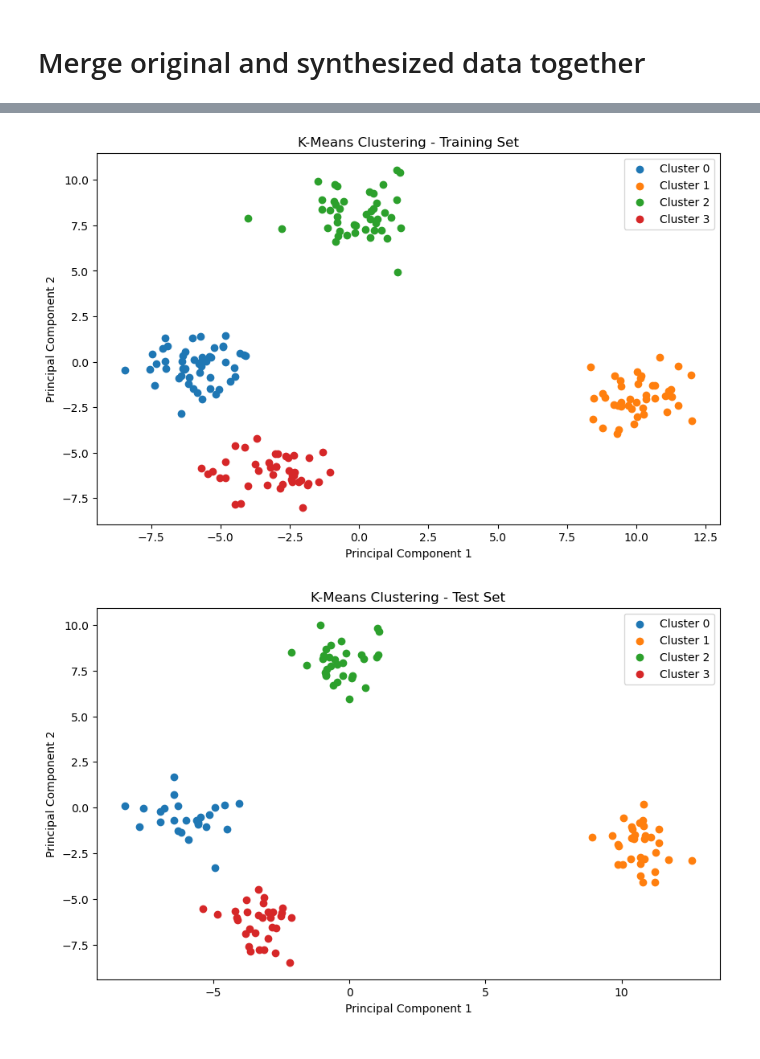
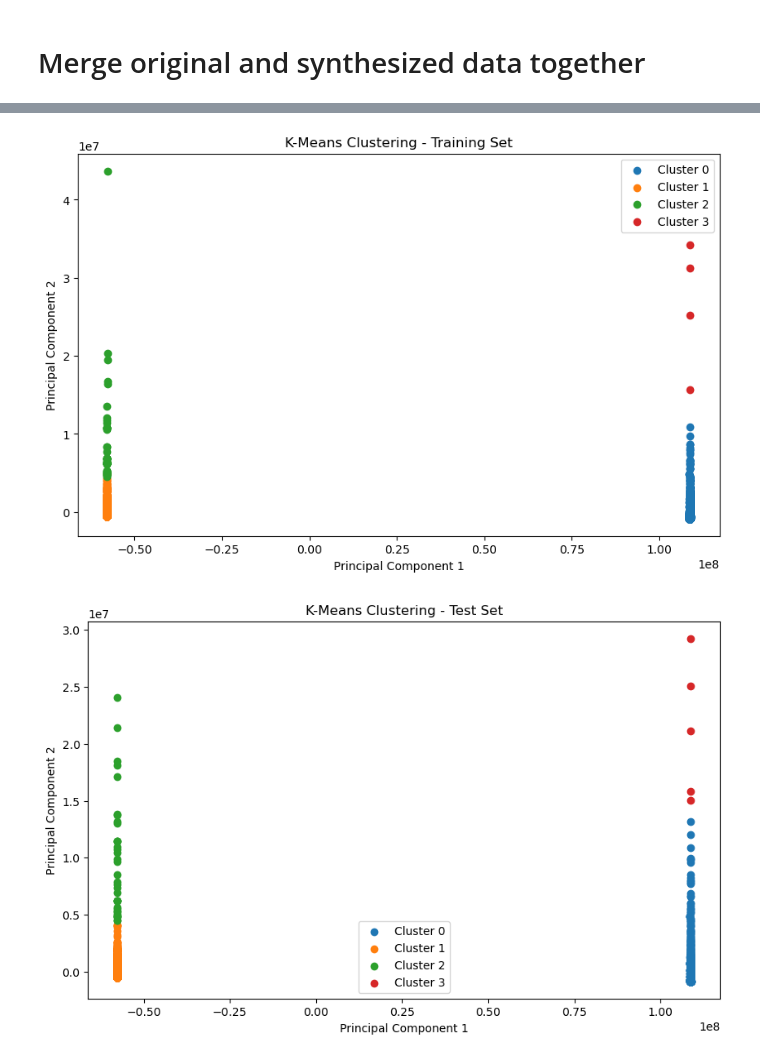
Before and after one commit to ML-Project-Team-5/Project_NetworkIDS, a Jupyter notebook: 5_gan_kmeans.ipynb, the cells around one changed output, grey strips where cells are left out. Drawn from its saved outputs; the diff is of its cells as text; code cells hidden in the pictures.

Commit message:
updating 5gan_kmeans to merge both gan files

```diff
--- a/5_gan_kmeans.ipynb
+++ b/5_gan_kmeans.ipynb
@@ -131,10 +146,12 @@ def dropMajor(data, label):
 
     """
     df = pd.concat([data, label], axis=1)
-    df_filtered = df.drop(df[df['label'].isin(['BenignTraffic', 'DDoS', 'DoS', 'Mirai'])].index)
+    df_filtered = df.drop(df[df['label'].isin(['BenignTraffic'])].index)
     return df_filtered
 # %%
 gan_dropped_v1 = dropMajor(gan_data_v1, gan_label_v1)
 gan_dropped_v2 = dropMajor(gan_data_v2, gan_label_v2)
+gan_dropped_v1a = dropMajor(gan_data_v1, gan_label_v1)
+gan_dropped_v2a = dropMajor(gan_data_v2, gan_label_v2)
 # %%
 gan_dropped_v1['label'].value_counts()
@@ -157,13 +178,21 @@ gan_dropped_data_v1 = gan_dropped_v1.drop(columns=['label'])
 gan_dropped_label_v1 = pd.DataFrame(gan_dropped_v1['label'])
 gan_dropped_data_v2 = gan_dropped_v2.drop(columns=['label'])
 gan_dropped_label_v2 = pd.DataFrame(gan_dropped_v2['label'])
+gan_dropped_data_v1a = gan_dropped_v1a.drop(columns=['label'])
+gan_dropped_label_v1a = pd.DataFrame(gan_dropped_v1a['label'])
+gan_dropped_data_v2a = gan_dropped_v2a.drop(columns=['label'])
+gan_dropped_label_v2a = pd.DataFrame(gan_dropped_v2a['label'])
 # %% [markdown]
 # Merge original and synthesized data together
 # %%
 gan_merged_data = pd.concat([gan_dropped_data_v1,gan_dropped_data_v2], axis=0)
 gan_merged_label = pd.concat([gan_dropped_label_v1, gan_dropped_label_v2], axis=0)
-train_data = pd.concat([gan_merged_data,test_unknown_data], axis=0)
-train_label = pd.concat([gan_merged_label, test_unknown_label], axis=0)
+gan_merged_dataa = pd.concat([gan_dropped_data_v1a,gan_dropped_data_v2a], axis=0)
+gan_merged_labela = pd.concat([gan_dropped_label_v1a, gan_dropped_label_v2a], axis=0)
+gan_data = pd.concat([gan_dropped_data_v1a,gan_dropped_data_v2a], axis=0)
+gan_label = pd.concat([gan_dropped_label_v1a, gan_dropped_label_v2a], axis=0)
+train_data = pd.concat([gan_data,test_unknown_data], axis=0)
+train_label = pd.concat([gan_label, test_unknown_label], axis=0)
 # %%
 train_label.value_counts()
 # %% [output]
@@ -296,8 +326,7 @@ import numpy as np
 X = train_data
 y = train_label
 
-# Generate synthetic data with 4 clusters
-X, y = make_blobs(n_samples=300, centers=4, random_state=42)
+
 
 # Split the data into training and testing sets
 X_train, X_test, y_train, y_test = train_test_split(X, y, test_size=0.4, random_state=42)
@@ -318,32 +347,32 @@ test_predicted_labels = kmeans.predict(X_test)
 
 # Visualize clusters using PCA for dimensionality reduction
 pca = PCA(n_components=2)
 X_train_reduced = pca.fit_transform(X_train)
 X_test_reduced = pca.transform(X_test)
 
 # Scatter plot for training set
 plt.figure(figsize=(10, 6))
 for cluster in range(number_of_clusters):
     cluster_mask = (train_predicted_labels == cluster)
     plt.scatter(X_train_reduced[cluster_mask, 0], X_train_reduced[cluster_mask, 1], label=f'Cluster {cluster}')
 
 plt.title('K-Means Clustering - Training Set')
 plt.xlabel('Principal Component 1')
 plt.ylabel('Principal Component 2')
 plt.legend()
 plt.show()
 
 # Scatter plot for test set
 plt.figure(figsize=(10, 6))
 for cluster in range(number_of_clusters):
     cluster_mask = (test_predicted_labels == cluster)
     plt.scatter(X_test_reduced[cluster_mask, 0], X_test_reduced[cluster_mask, 1], label=f'Cluster {cluster}')
 
 plt.title('K-Means Clustering - Test Set')
 plt.xlabel('Principal Component 1')
 plt.ylabel('Principal Component 2')
 plt.legend()
 plt.show()
 # %% [output]
-[figure, old version]
+[figure, new version]
-[figure, old version]
+[figure, new version]
```
Also changed, not shown: parts of 11 cells of this notebook, 1 other file.
